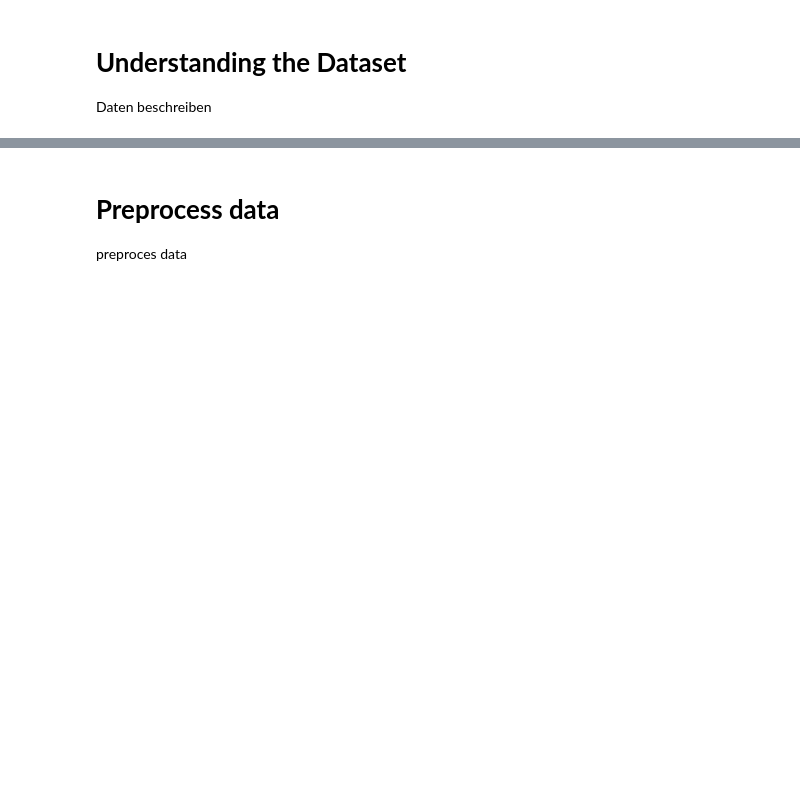
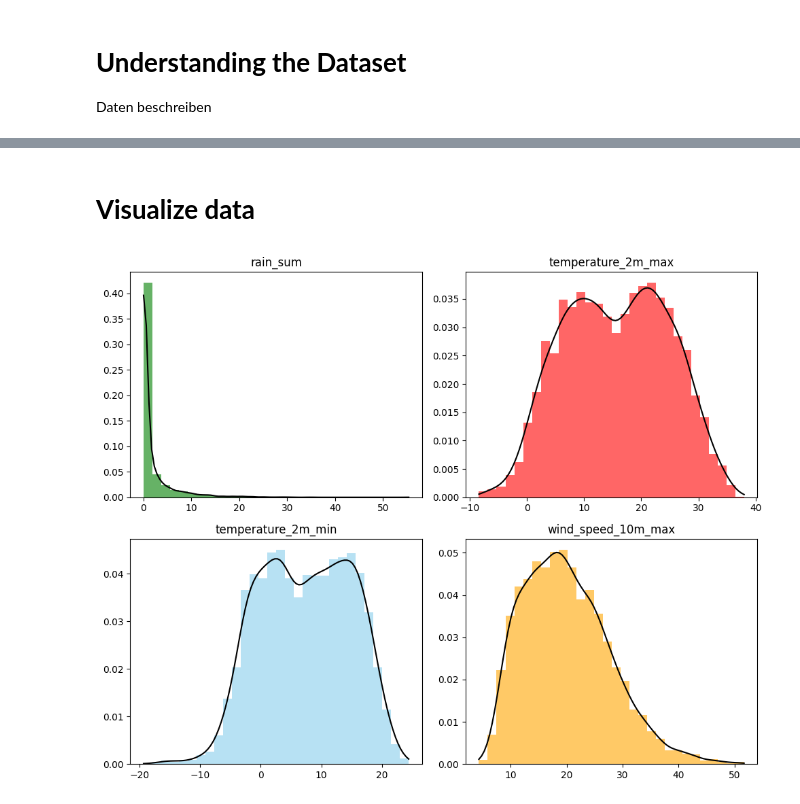
Before and after one commit to patrick-hsbr/fh_mtm_ml_project, a Jupyter notebook: weather_prediction.ipynb, the cells around one changed output, grey strips where cells are left out. Drawn from its saved outputs; the diff is of its cells as text; code cells hidden in the pictures; blank space fills up the shorter version.

```diff
--- a/weather_prediction.ipynb
+++ b/weather_prediction.ipynb
@@ -98,4 +165,38 @@ Daten beschreiben
 # %% [markdown]
-# **Preprocess data**
-
-preproces data
+# **Visualize data**
+# %%
+import matplotlib.pyplot as plt
+import pandas as pd
+import numpy as np
+from scipy.stats import gaussian_kde
+
+# Assuming daily_dataframe is already loaded
+# Replace this with the actual loading code if needed
+# daily_dataframe = pd.read_csv('your_file.csv')
+
+# Define the variables and colors for the subplots
+variables = [
+    'rain_sum',
+    'temperature_2m_max',
+    'temperature_2m_min',
+    'wind_speed_10m_max'
+]
+colors = ["green", "red", "skyblue", "orange"]
+
+# Create the subplots using a loop
+fig, axs = plt.subplots(2, 2, figsize=(10, 8))
+for i, var in enumerate(variables):
+    column = daily_dataframe[var]
+    ax = axs[i // 2, i % 2]
+    ax.hist(column, bins=30, color=colors[i], alpha=0.6, density=True)
+    ax.set_title(f'{var}')
+
+    # Add KDE plot
+    density = gaussian_kde(column)
+    x_vals = np.linspace(min(column), max(column), 100)
+    ax.plot(x_vals, density(x_vals), color='black')
+
+plt.tight_layout()
+plt.show()
+# %% [output]
+[figure, added]
```
Also changed, not shown: parts of 9 cells of this notebook, 1 other file.
